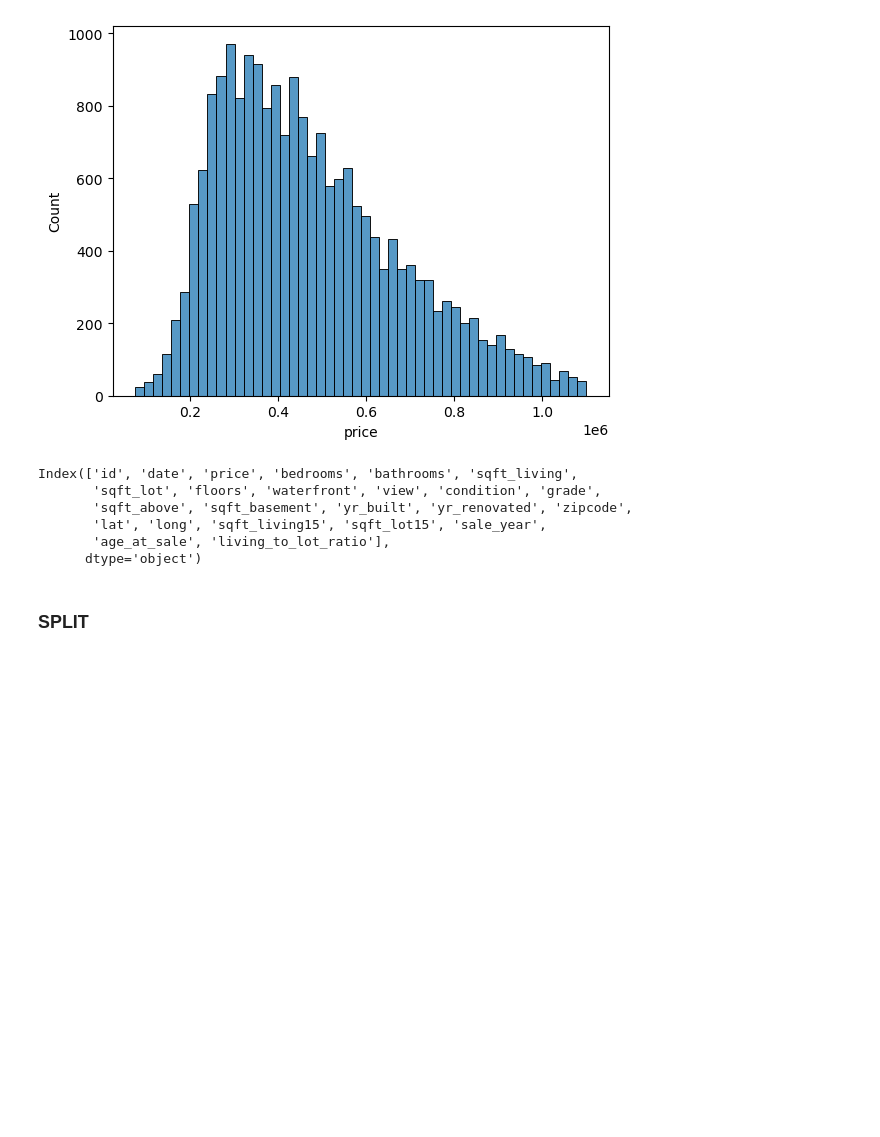
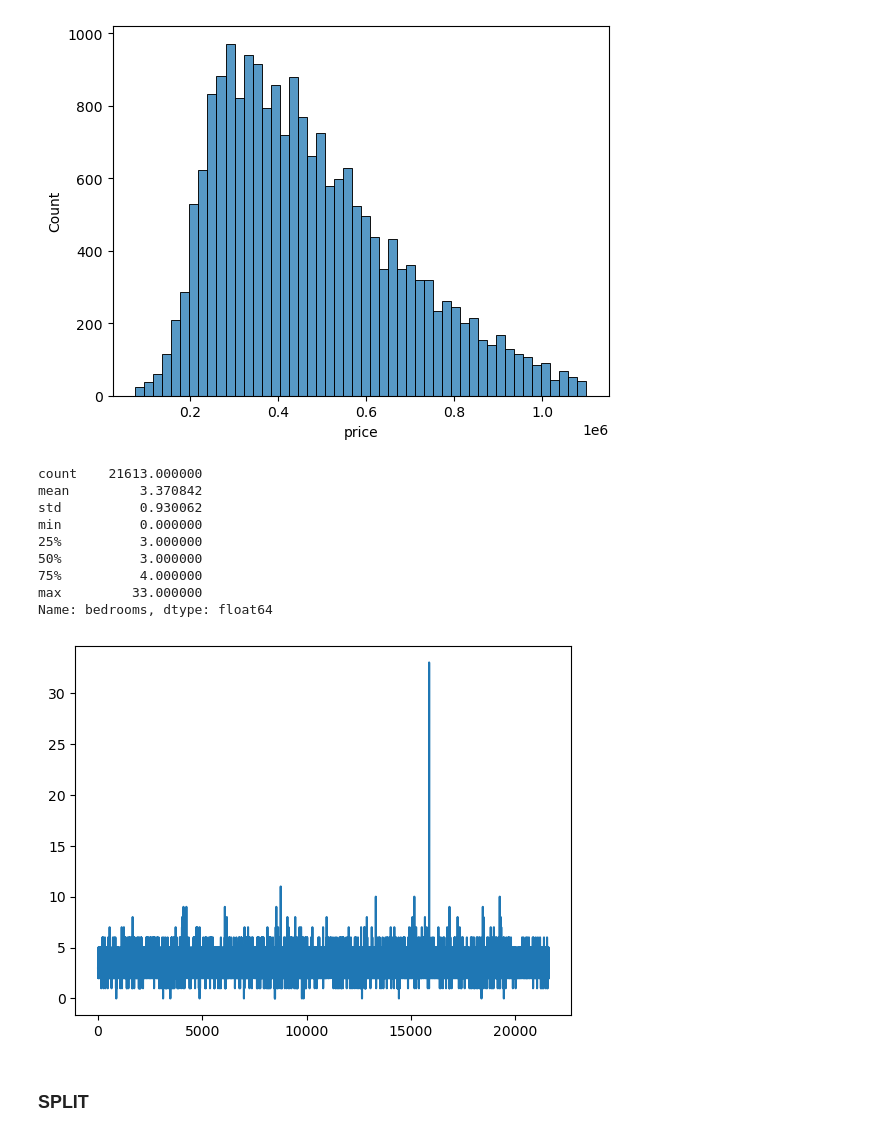
Before and after one commit to magrimuc/IronKaggle, a Jupyter notebook: FeatureEngineering.ipynb, the cells around one changed output. Saved outputs shown, nothing was run; the diff lists cells and outputs as text; code cells hidden in the pictures; blank space fills up the shorter version.

```diff
--- a/FeatureEngineering.ipynb
+++ b/FeatureEngineering.ipynb
@@ -30,14 +30,19 @@ dfkD['living_to_lot_ratio'] = dfkD['sqft_living'] / dfkD['sqft_lot']
 # %%
 #sns.pairplot(dfkD, diag_kind='kde')
 # %%
-dfkD.columns
+dfkD.bedrooms.plot()
+dfkD.bedrooms.describe()
 # %% [output]
-Index(['id', 'date', 'price', 'bedrooms', 'bathrooms', 'sqft_living',
-       'sqft_lot', 'floors', 'waterfront', 'view', 'condition', 'grade',
-       'sqft_above', 'sqft_basement', 'yr_built', 'yr_renovated', 'zipcode',
-       'lat', 'long', 'sqft_living15', 'sqft_lot15', 'sale_year',
-       'age_at_sale', 'living_to_lot_ratio'],
-      dtype='object')
+count    21613.000000
+mean         3.370842
+std          0.930062
+min          0.000000
+25%          3.000000
+50%          3.000000
+75%          4.000000
+max         33.000000
+Name: bedrooms, dtype: float64
+[figure, added]
 # %%
 # coordinates of Seattle Downtown ca. (47.6062, -122.3321)
 def haversine_distance(lat1, lon1, lat2=47.6062, lon2=-122.3321):
```
Also changed, not shown: 1 other file.
